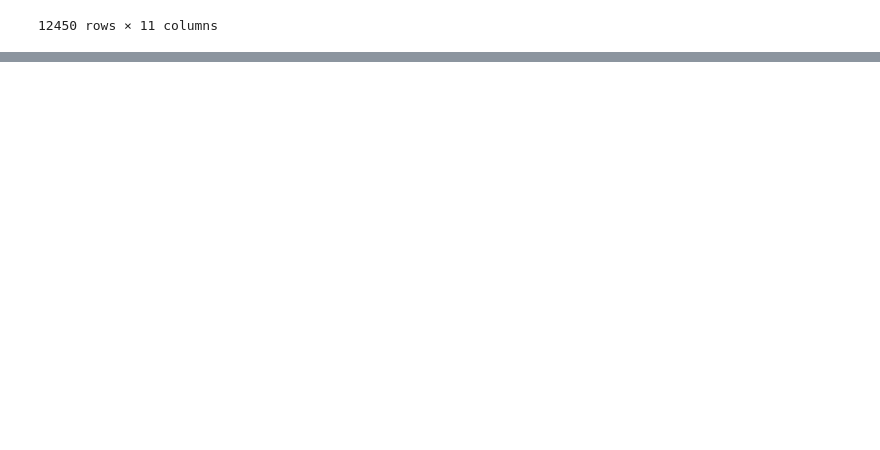
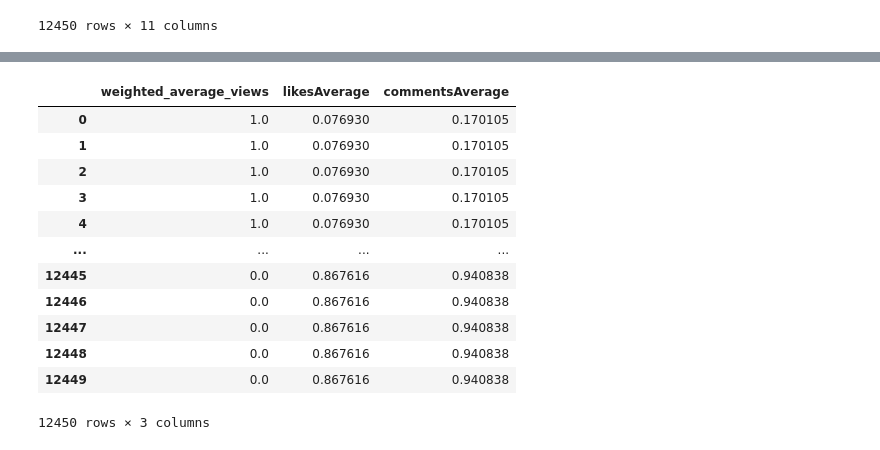
Before and after one commit to arjunjanamatti/recommend_system, a Jupyter notebook: youtube_videos/collaborative_filtering.ipynb, the cells around one changed output, grey strips where cells are left out. Saved outputs shown, nothing was run; the diff lists cells and outputs as text; code cells hidden in the pictures; blank space fills up the shorter version.

```diff
--- a/youtube_videos/collaborative_filtering.ipynb
+++ b/youtube_videos/collaborative_filtering.ipynb
@@ -2,6 +2,8 @@
 import pandas as pd
 import numpy as np
 import re
+from sklearn.preprocessing import MinMaxScaler
+scaling = MinMaxScaler()
 # %%
 excel_file = pd.ExcelFile('mobile_data.xlsx')
 # %%
@@ -213,0 +234,18 @@ review_count_merged_df
+# %%
+review_count_merged_df_scaled = scaling.fit_transform(X=review_count_merged_df_sorted[['weighted_average_views', 'likesAverage', 'commentsAverage']])
+review_count_merged_df_normalized = pd.DataFrame(review_count_merged_df_scaled, columns = ['weighted_average_views', 'likesAverage', 'commentsAverage'])
+review_count_merged_df_normalized
+# %% [output]
+|  | weighted_average_views | likesAverage | commentsAverage |
+| 0 | 1.0 | 0.076930 | 0.170105 |
+| 1 | 1.0 | 0.076930 | 0.170105 |
+| 2 | 1.0 | 0.076930 | 0.170105 |
+| 3 | 1.0 | 0.076930 | 0.170105 |
+| 4 | 1.0 | 0.076930 | 0.170105 |
+| ... | ... | ... | ... |
+| 12445 | 0.0 | 0.867616 | 0.940838 |
+| 12446 | 0.0 | 0.867616 | 0.940838 |
+| 12447 | 0.0 | 0.867616 | 0.940838 |
+| 12448 | 0.0 | 0.867616 | 0.940838 |
+| 12449 | 0.0 | 0.867616 | 0.940838 |
+12450 rows × 3 columns
```
Also changed, not shown: parts of 4 cells of this notebook.
